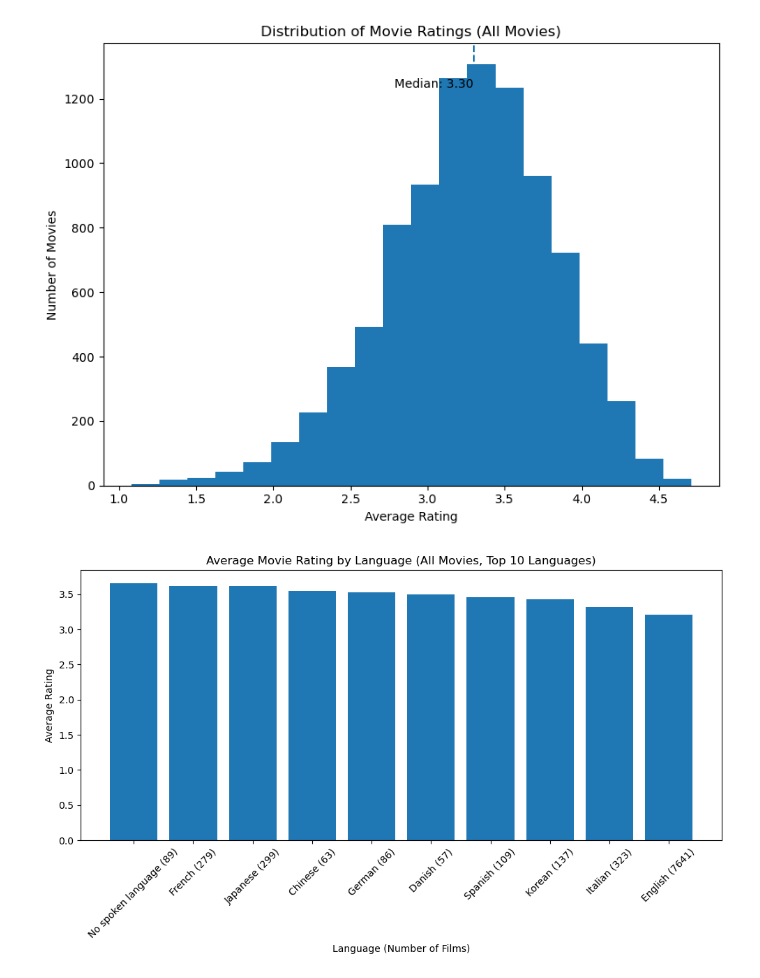
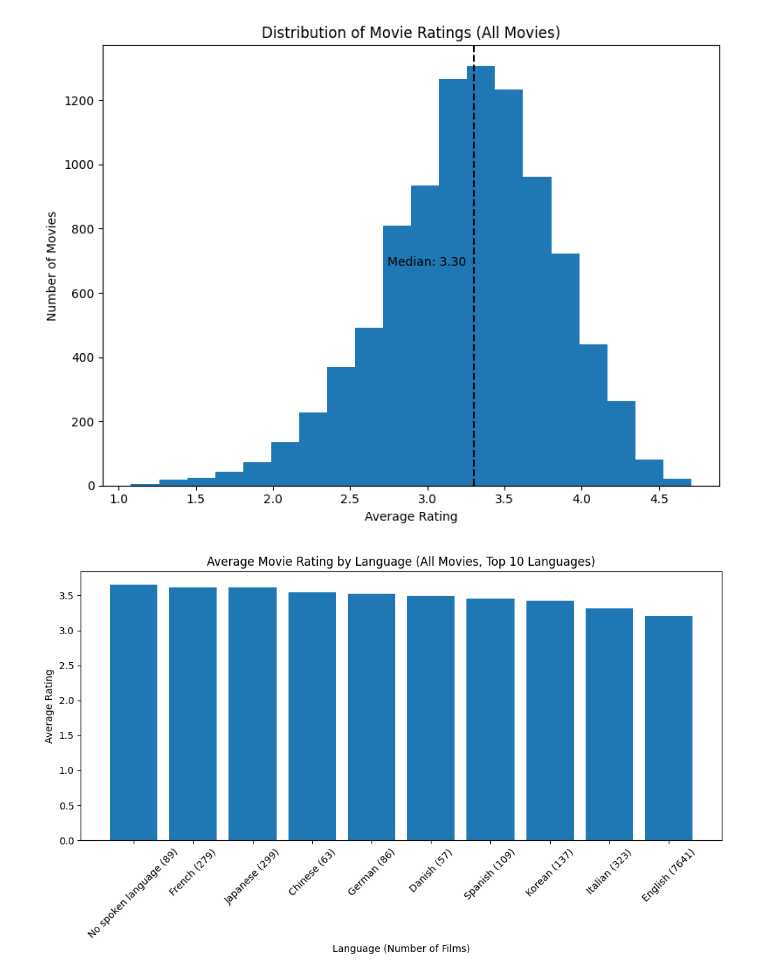
Before and after one commit to LoganStanhope/DS4200-Final-Project, a Jupyter notebook: Zach_DS4200FinalProject_v3.ipynb, the cells around one changed output. Saved outputs shown, nothing was run; the diff lists cells and outputs as text; code cells hidden in the pictures.

```diff
--- a/Zach_DS4200FinalProject_v3.ipynb
+++ b/Zach_DS4200FinalProject_v3.ipynb
@@ -236,33 +167,34 @@ plt.show()
 # %%
 import matplotlib.pyplot as plt
 import numpy as np
 
 # use full dataset instead of top_movies
 ratings = df["Average_Rating"].dropna()
 
 median_rating = ratings.median()
 
 plt.figure(figsize=(8,6))
 
 plt.hist(ratings, bins=20)
 
-plt.axvline(median_rating, linestyle="--")
+plt.axvline(median_rating, linestyle="--", color="black")
 
 plt.text(
-    median_rating,
-    plt.ylim()[1]*0.9,
+    median_rating - 0.05,
+    plt.ylim()[1]*0.5,
     f"Median: {median_rating:.2f}",
     ha="right"
 )
 
 plt.xlabel("Average Rating")
 plt.ylabel("Number of Movies")
 plt.title("Distribution of Movie Ratings (All Movies)")
 
 plt.tight_layout()
+plt.savefig("images/rating_distribution.png", bbox_inches="tight", dpi=150)
 plt.show()
 # %% [output]
-[figure, old version]
+[figure, new version]
 # %%
 import matplotlib.pyplot as plt
 
```
Also changed, not shown: parts of 5 cells of this notebook, 11 other files.
